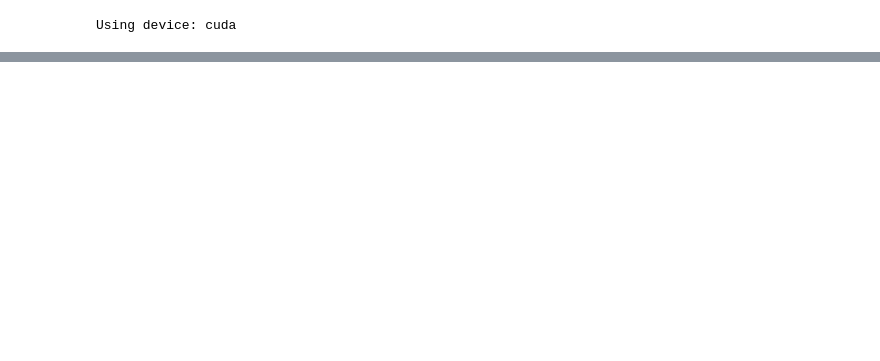
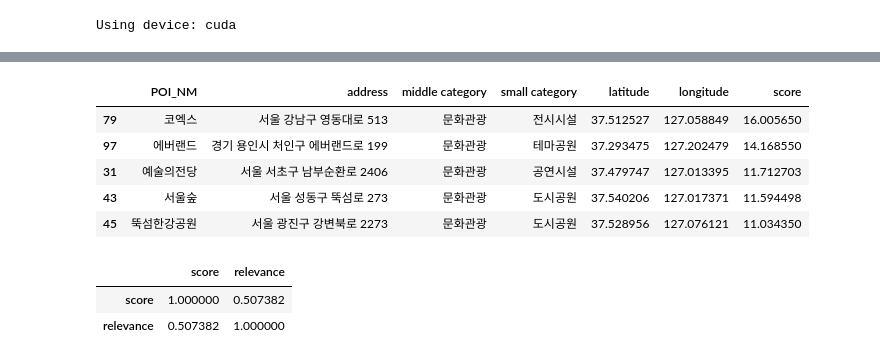
Before and after one commit to JaewonLee11/carSharing, a Jupyter notebook: CarSharing_vis.ipynb, the cells around one changed output, grey strips where cells are left out. Drawn from its saved outputs; the diff is of its cells as text; code cells hidden in the pictures; blank space fills up the shorter version.

```diff
--- a/CarSharing_vis.ipynb
+++ b/CarSharing_vis.ipynb
@@ -859,0 +1007,3 @@ top_100[['score', 'relevance']].corr()
+# %%
+top_100_copy2 = top_100.copy()
+run_pipeline(top_100_copy2, device)
@@ -859,0 +1087,17 @@ top_100[['score', 'relevance']].corr()
+# %%
+top_k_columns = ['POI_NM', 'address', 'middle category', 'small category', 'latitude', 'longitude', 'score']
+top_k = top_100_copy2.sort_values(by='score', ascending=False).head(5)
+top_k[top_k_columns]
+# %% [output]
+|  | POI_NM | address | middle category | small category | latitude | longitude | score |
+| 79 | 코엑스 | 서울 강남구 영동대로 513 | 문화관광 | 전시시설 | 37.512527 | 127.058849 | 16.005650 |
+| 97 | 에버랜드 | 경기 용인시 처인구 에버랜드로 199 | 문화관광 | 테마공원 | 37.293475 | 127.202479 | 14.168550 |
+| 31 | 예술의전당 | 서울 서초구 남부순환로 2406 | 문화관광 | 공연시설 | 37.479747 | 127.013395 | 11.712703 |
+| 43 | 서울숲 | 서울 성동구 뚝섬로 273 | 문화관광 | 도시공원 | 37.540206 | 127.017371 | 11.594498 |
+| 45 | 뚝섬한강공원 | 서울 광진구 강변북로 2273 | 문화관광 | 도시공원 | 37.528956 | 127.076121 | 11.034350 |
+# %%
+top_100_copy2[['score', 'relevance']].corr()
+# %% [output]
+|  | score | relevance |
+| score | 1.000000 | 0.507382 |
+| relevance | 0.507382 | 1.000000 |
```
Also changed, not shown: parts of 28 cells of this notebook.
